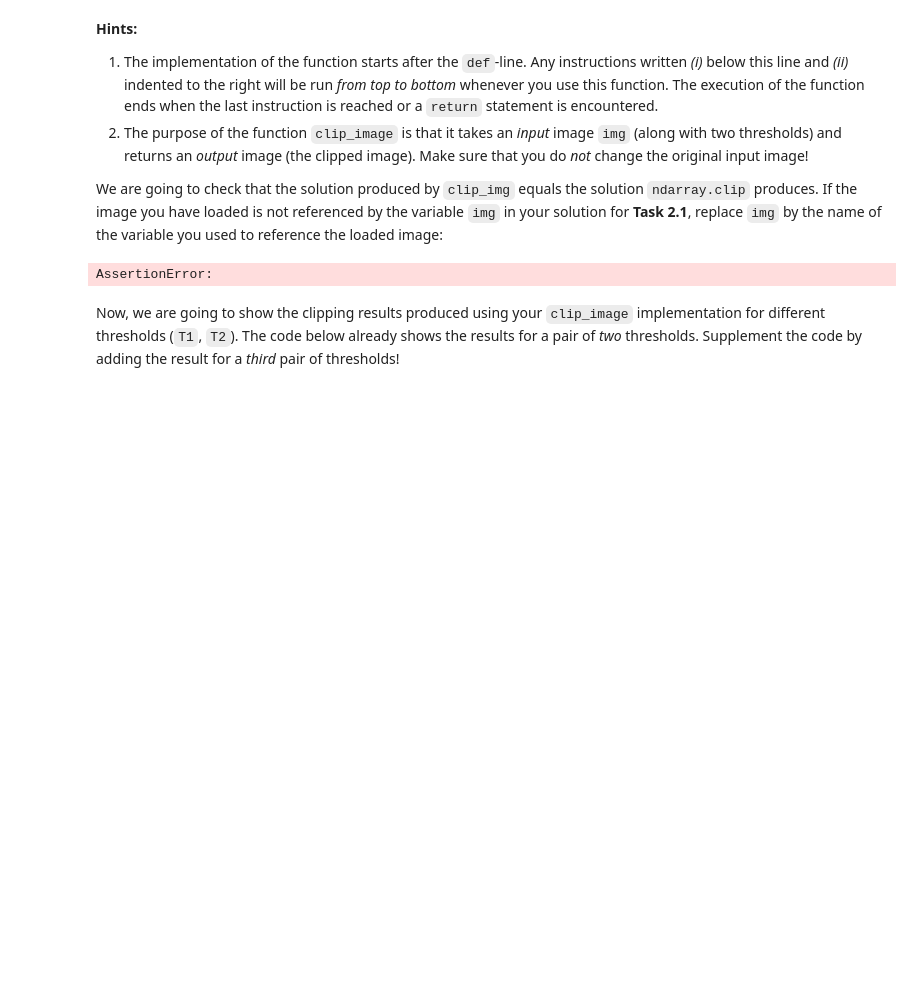
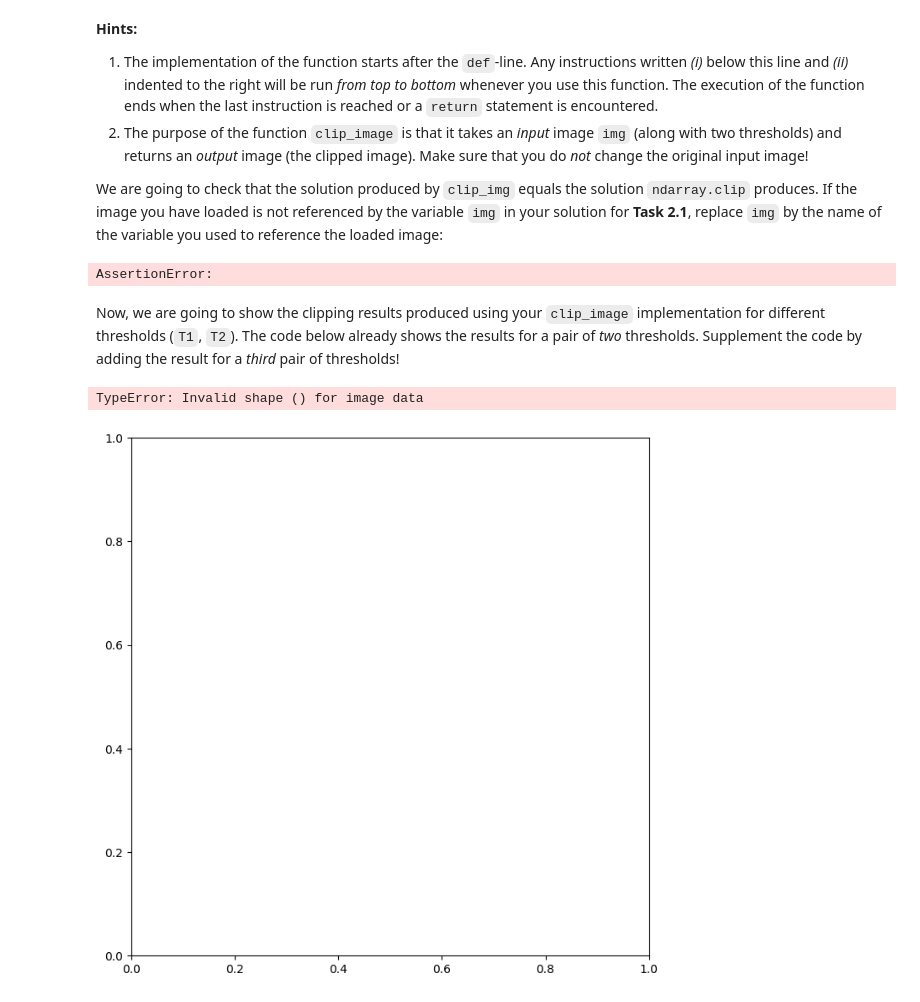
Before and after one commit to Panke03/mobi-fs3-python, a Jupyter notebook: task2.ipynb, the cells around one changed output. Saved outputs shown, nothing was run; the diff lists cells and outputs as text; code cells hidden in the pictures; blank space fills up the shorter version.

```diff
--- a/task2.ipynb
+++ b/task2.ipynb
@@ -110,7 +110,7 @@ def clip_image(img, T1, T2):
         elif img[row, column] > T2:
             clip_img = T2
 
-    return img
+    return clip_image
 # %% [markdown]
 **Hints:**
 1. The implementation of the function starts after the `def`-line. Any instructions written *(i)* below this line and *(ii)* indented to the right will be run *from top to bottom* whenever you use this function. The execution of the function ends when the last instruction is reached or a `return` statement is encountered.
@@ -126,8 +126,14 @@ Now, we are going to show the clipping results produced using your `clip_image`
 # %%
 plt.figure(figsize=(15,8))
 plt.imshow(clip_image(img, 0.2, 0.8))
 
 plt.figure(figsize=(15,8))
 plt.imshow(clip_image(img, 0.3, 0.7))
 
 # here goes your code
+
+plt.figure(figsize=(15,8))
+plt.imshow(clip_image(img, 0.1, 0.9))
+# %% [output]
+TypeError: Invalid shape () for image data
+[figure, added]
```
Also changed, not shown: 1 other file.
